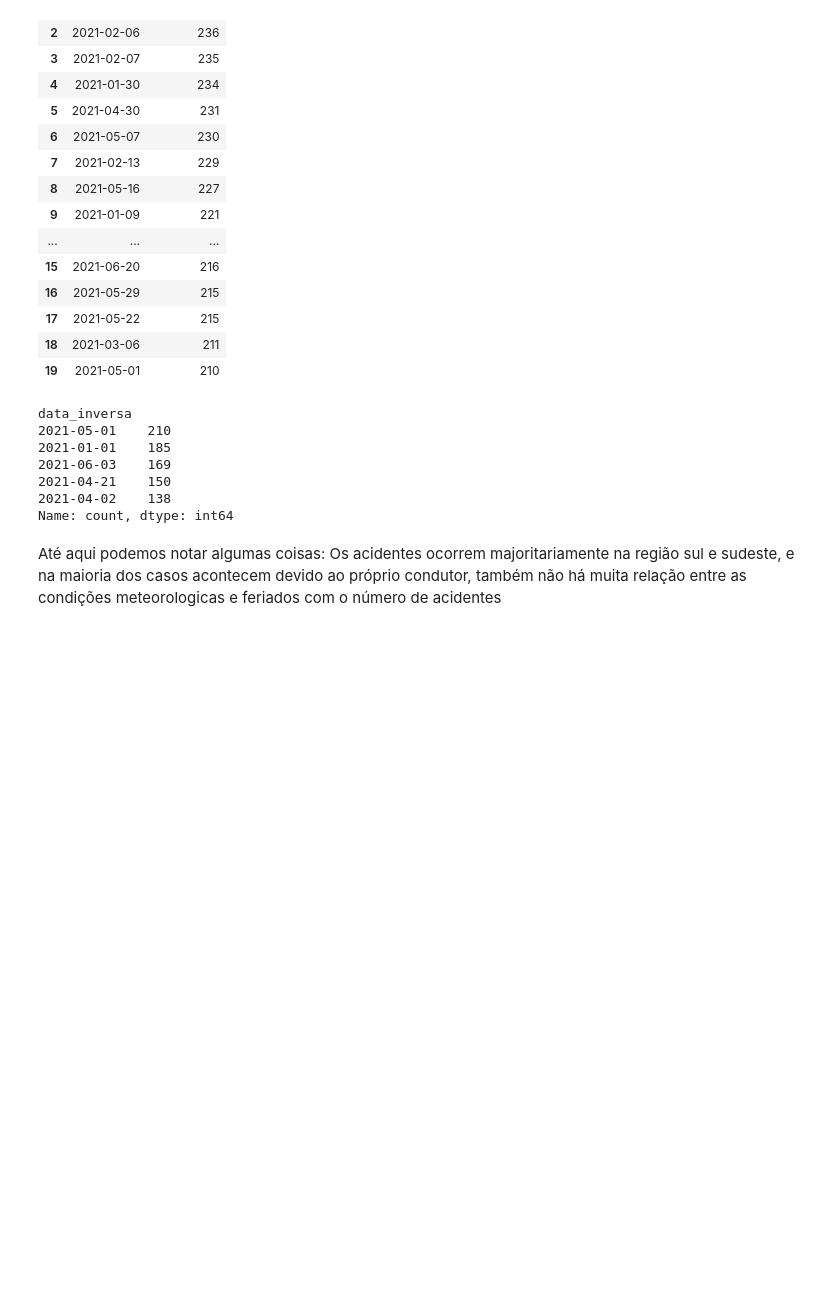
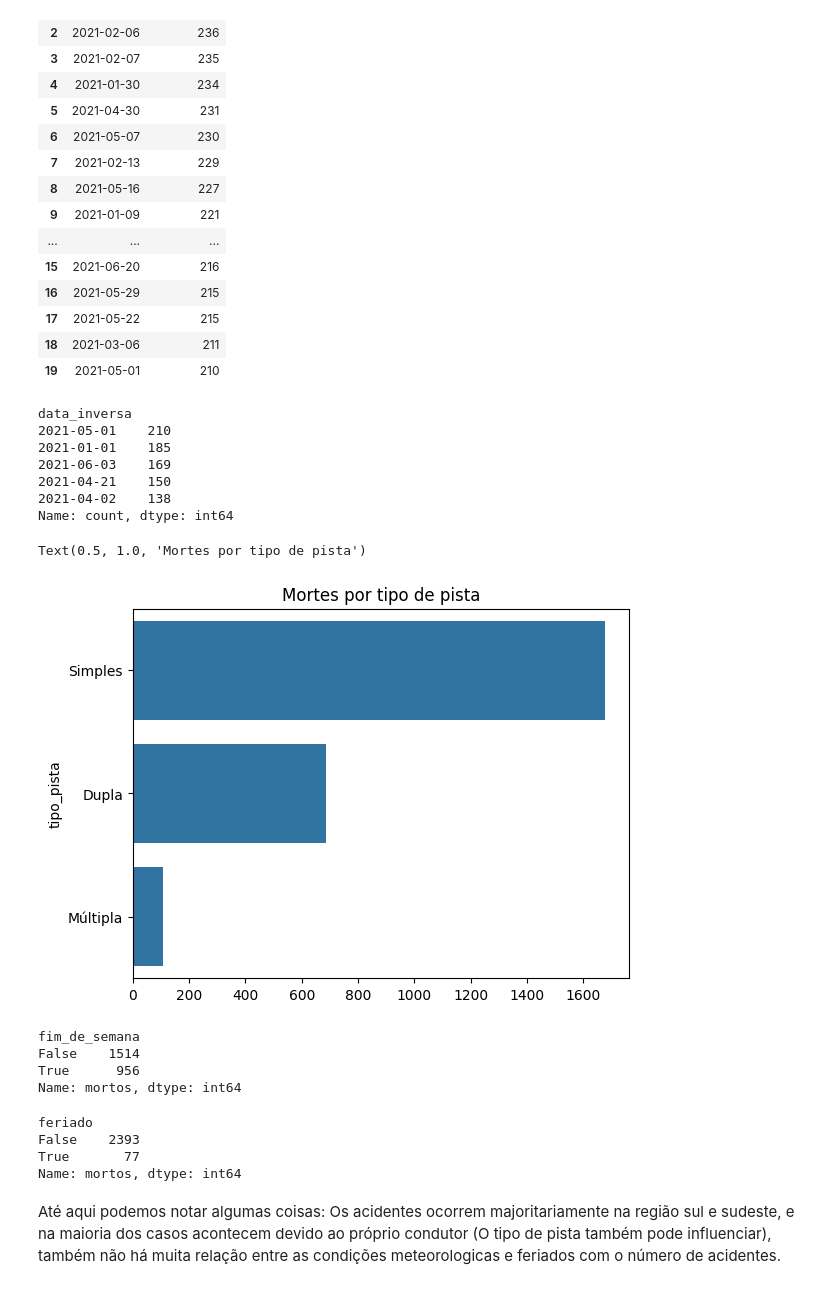
Before and after one commit to ivalcareggi/Data-Science, a Jupyter notebook: Projeto03- Acidentes-Brasil/Analise_de_acidentes_2021.ipynb, the cells around one changed output. Saved outputs shown, nothing was run; the diff lists cells and outputs as text; code cells hidden in the pictures; blank space fills up the shorter version.

Commit message:
Fazendo algumas alterações e linhas de código

```diff
--- a/Projeto03- Acidentes-Brasil/Analise_de_acidentes_2021.ipynb
+++ b/Projeto03- Acidentes-Brasil/Analise_de_acidentes_2021.ipynb
@@ -429,3 +429,12 @@ data_inversa
 2021-04-21    150
 2021-04-02    138
 Name: count, dtype: int64
+# %%
+
+pista_mortos = df.groupby('tipo_pista')['mortos'].sum().sort_values(ascending=False)
+# %%
+sns.barplot(x=pista_mortos.values, y=pista_mortos.index)
+plt.title("Mortes por tipo de pista")
+# %% [output]
+Text(0.5, 1.0, 'Mortes por tipo de pista')
+[figure, added]
@@ -432,2 +443,17 @@ Name: count, dtype: int64
+# %%
+df['fim_de_semana'] = df['data_inversa'].dt.dayofweek >= 5
+df.groupby('fim_de_semana')['mortos'].sum()
+# %% [output]
+fim_de_semana
+False    1514
+True      956
+Name: mortos, dtype: int64
+# %%
+df.groupby('feriado')['mortos'].sum()
+# %% [output]
+feriado
+False    2393
+True       77
+Name: mortos, dtype: int64
 # %% [markdown]
-Até aqui podemos notar algumas coisas: Os acidentes ocorrem majoritariamente na região sul e sudeste, e na maioria dos casos acontecem devido ao próprio condutor, também não há muita relação entre as condições meteorologicas e feriados com o número de acidentes
+Até aqui podemos notar algumas coisas: Os acidentes ocorrem majoritariamente na região sul e sudeste, e na maioria dos casos acontecem devido ao próprio condutor (O tipo de pista também pode influenciar), também não há muita relação entre as condições meteorologicas e feriados com o número de acidentes.
```
Also changed, not shown: parts of 2 cells of this notebook.
